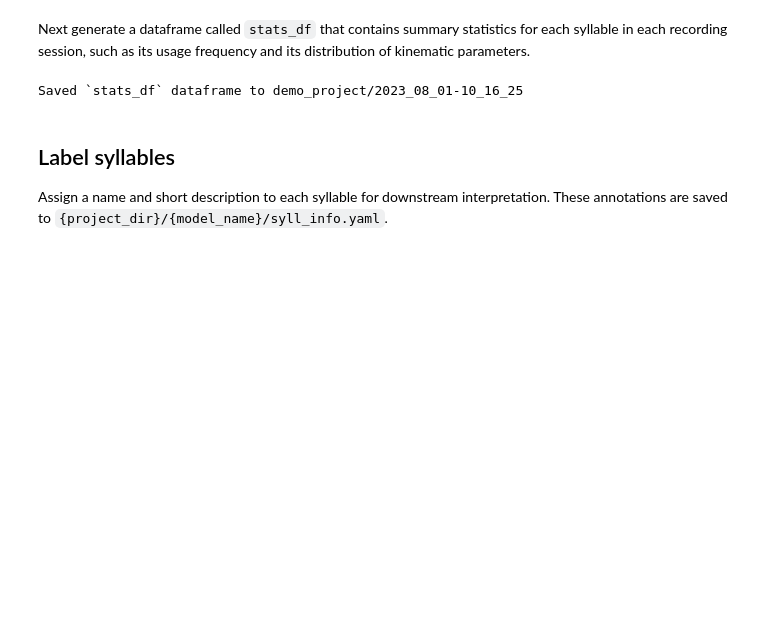
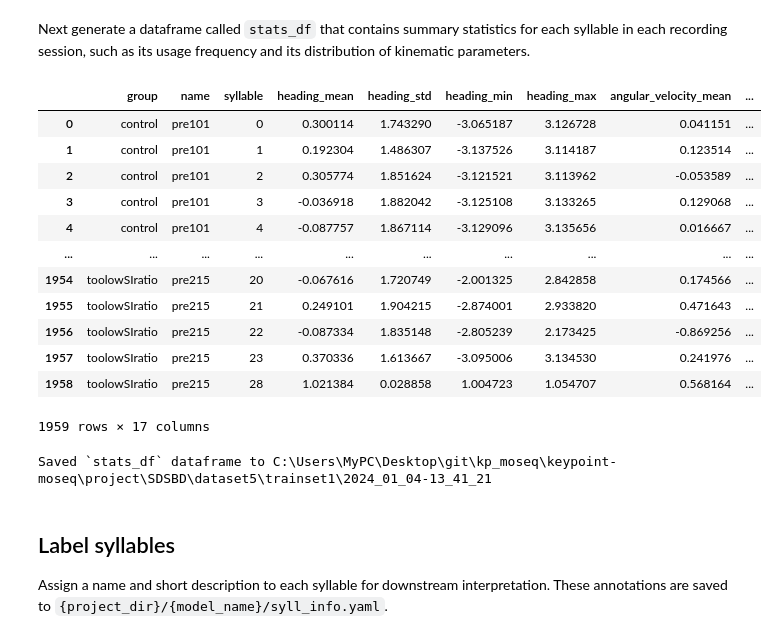
Before and after one commit to Junes94/keypoint-moseq, a Jupyter notebook: docs/source/analysis_SDSBD.ipynb, the cells around one changed output. Cells and saved outputs as stored; diff of their text form; code cells hidden in the pictures; blank space fills up the shorter version.

```diff
--- a/docs/source/analysis_SDSBD.ipynb
+++ b/docs/source/analysis_SDSBD.ipynb
@@ -62,20 +93,34 @@ Next generate a dataframe called `stats_df` that contains summary statistics for
 # %%
 stats_df = kpms.compute_stats_df(
     project_dir,
     model_name,
     moseq_df,
     min_frequency=0.005,       # threshold frequency for including a syllable in the dataframe
     groupby=['group', 'name'], # column(s) to group the dataframe by
-    fps=30)                    # frame rate of the video from which keypoints were inferred
+    fps=20)                    # frame rate of the video from which keypoints were inferred
 
 stats_df
+# %% [output]
+|  | group | name | syllable | heading_mean | heading_std | heading_min | heading_max | angular_velocity_mean | ... |
+| 0 | control | pre101 | 0 | 0.300114 | 1.743290 | -3.065187 | 3.126728 | 0.041151 | ... |
+| 1 | control | pre101 | 1 | 0.192304 | 1.486307 | -3.137526 | 3.114187 | 0.123514 | ... |
+| 2 | control | pre101 | 2 | 0.305774 | 1.851624 | -3.121521 | 3.113962 | -0.053589 | ... |
+| 3 | control | pre101 | 3 | -0.036918 | 1.882042 | -3.125108 | 3.133265 | 0.129068 | ... |
+| 4 | control | pre101 | 4 | -0.087757 | 1.867114 | -3.129096 | 3.135656 | 0.016667 | ... |
+| ... | ... | ... | ... | ... | ... | ... | ... | ... | ... |
+| 1954 | toolowSIratio | pre215 | 20 | -0.067616 | 1.720749 | -2.001325 | 2.842858 | 0.174566 | ... |
+| 1955 | toolowSIratio | pre215 | 21 | 0.249101 | 1.904215 | -2.874001 | 2.933820 | 0.471643 | ... |
+| 1956 | toolowSIratio | pre215 | 22 | -0.087334 | 1.835148 | -2.805239 | 2.173425 | -0.869256 | ... |
+| 1957 | toolowSIratio | pre215 | 23 | 0.370336 | 1.613667 | -3.095006 | 3.134530 | 0.241976 | ... |
+| 1958 | toolowSIratio | pre215 | 28 | 1.021384 | 0.028858 | 1.004723 | 1.054707 | 0.568164 | ... |
+1959 rows × 17 columns
 # %%
 import os
 save_dir = os.path.join(project_dir, model_name)
-stats_df.to_csv(os.path.join(save_dir, 'stats_df'), index=False)
+stats_df.to_csv(os.path.join(save_dir, 'stats_df.csv'), index=False)
 print('Saved `stats_df` dataframe to', save_dir)
 # %% [output]
-Saved `stats_df` dataframe to demo_project/2023_08_01-10_16_25
+Saved `stats_df` dataframe to C:\Users\MyPC\Desktop\git\kp_moseq\keypoint-moseq\project\SDSBD\dataset5\trainset1\2024_01_04-13_41_21
 # %% [markdown]
 ##  Label syllables
 
```
Also changed, not shown: parts of 10 cells of this notebook, 6 other files.
